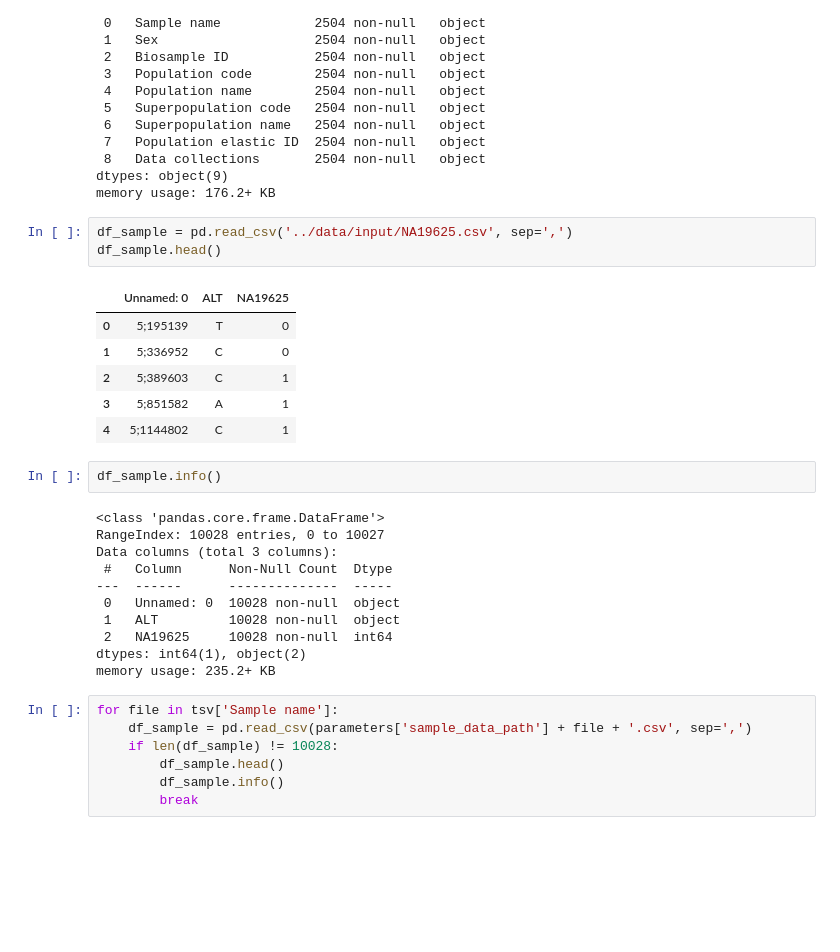
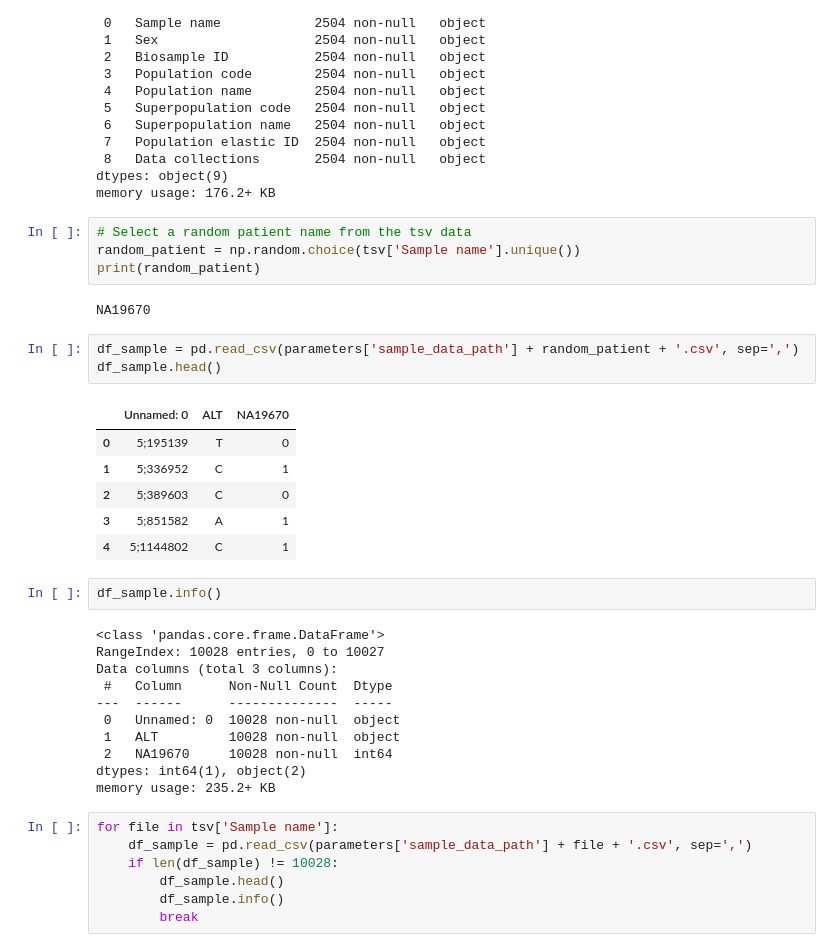
Before and after one commit to JCBucio/amphora-health-genomics-challenge, a Jupyter notebook: src/0_preprocessing.ipynb, the cells around one changed output. Cells and saved outputs as stored; diff of their text form; blank space fills up the shorter version.

Commit message:
Data augmentation completed

```diff
--- a/src/0_preprocessing.ipynb
+++ b/src/0_preprocessing.ipynb
@@ -35,14 +35,20 @@ Data columns (total 9 columns):
  8   Data collections       2504 non-null   object
 dtypes: object(9)
 memory usage: 176.2+ KB
+# %%
+# Select a random patient name from the tsv data
+random_patient = np.random.choice(tsv['Sample name'].unique())
+print(random_patient)
+# %% [output]
+NA19670
 # %%
-df_sample = pd.read_csv('../data/input/NA19625.csv', sep=',')
+df_sample = pd.read_csv(parameters['sample_data_path'] + random_patient + '.csv', sep=',')
 df_sample.head()
 # %% [output]
-|  | Unnamed: 0 | ALT | NA19625 |
+|  | Unnamed: 0 | ALT | NA19670 |
 | 0 | 5;195139 | T | 0 |
-| 1 | 5;336952 | C | 0 |
-| 2 | 5;389603 | C | 1 |
+| 1 | 5;336952 | C | 1 |
+| 2 | 5;389603 | C | 0 |
 | 3 | 5;851582 | A | 1 |
 | 4 | 5;1144802 | C | 1 |
 # %%
@@ -55,7 +61,7 @@ Data columns (total 3 columns):
 ---  ------      --------------  -----
  0   Unnamed: 0  10028 non-null  object
  1   ALT         10028 non-null  object
- 2   NA19625     10028 non-null  int64
+ 2   NA19670     10028 non-null  int64
 dtypes: int64(1), object(2)
 memory usage: 235.2+ KB
 # %%
```
Also changed, not shown: 3 other files.
